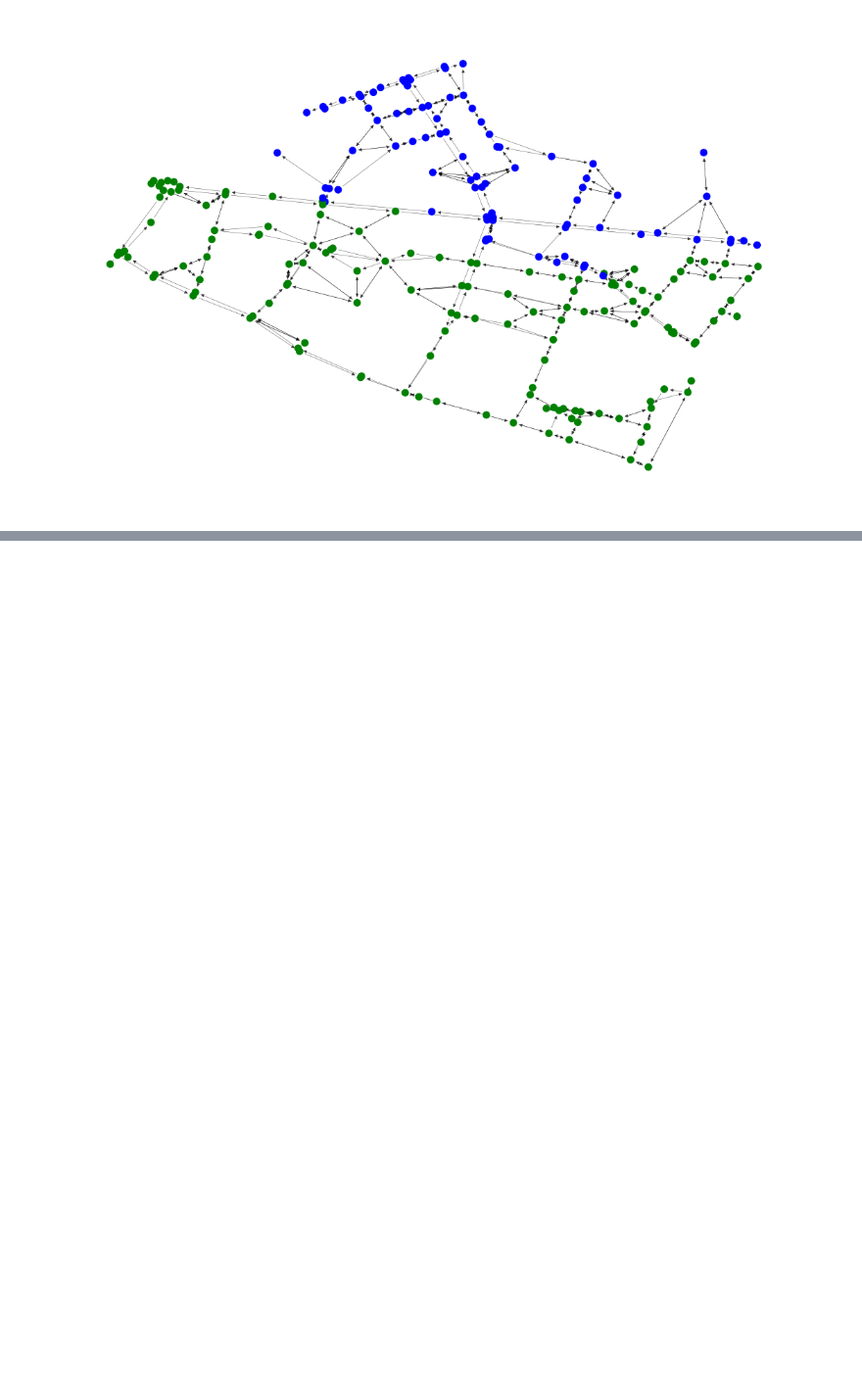
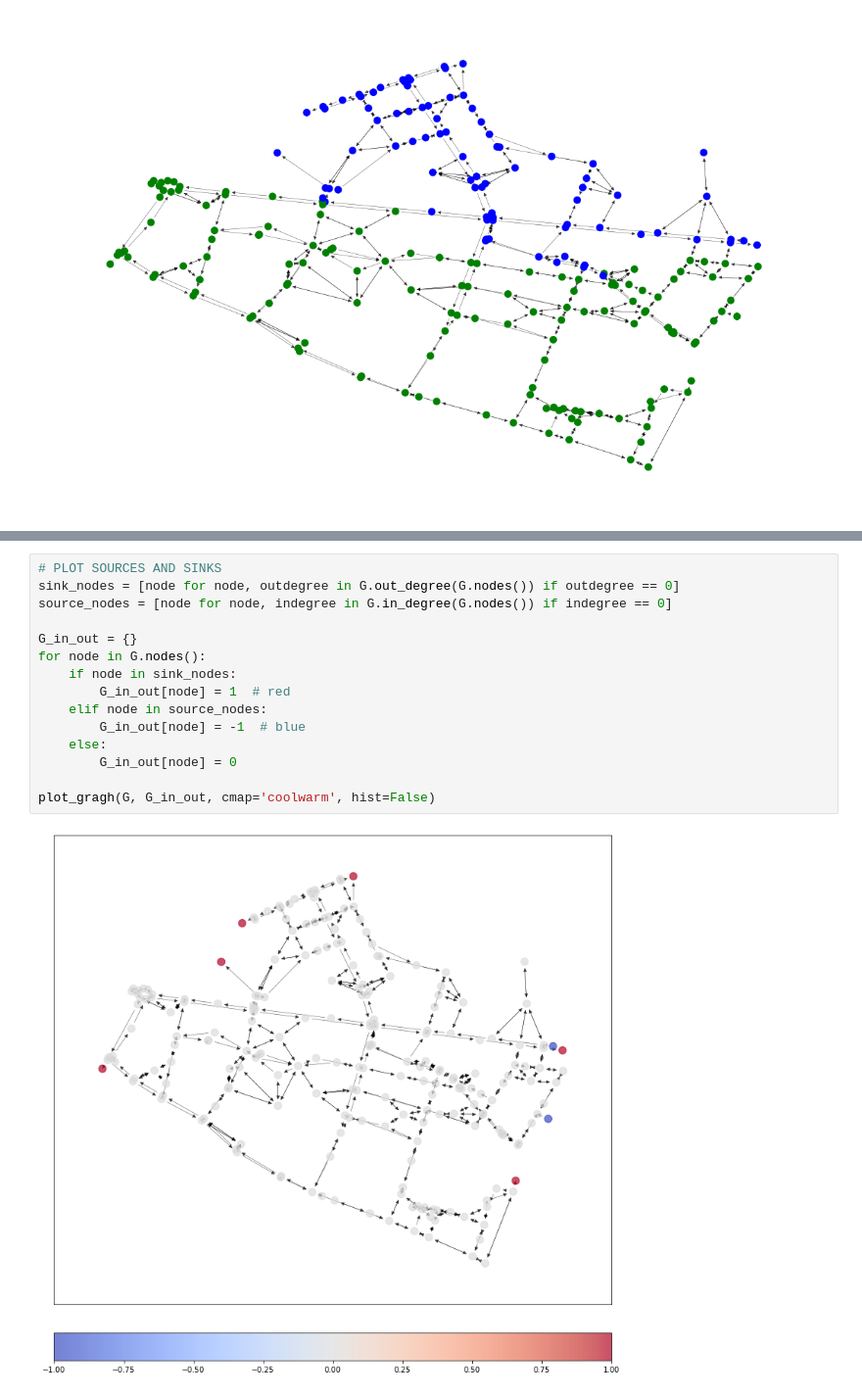
Before and after one commit to johnnynunez/DataScienceUB, a Jupyter notebook: CN/berlin_flow.ipynb, the cells around one changed output, grey strips where cells are left out. Shown at 98% size. Drawn from its saved outputs; the diff is of its cells as text; blank space fills up the shorter version.

```diff
--- a/CN/berlin_flow.ipynb
+++ b/CN/berlin_flow.ipynb
@@ -595,0 +721,17 @@ community_louvain = community.louvain_communities(G, seed=123)
+# %%
+# PLOT SOURCES AND SINKS
+sink_nodes = [node for node, outdegree in G.out_degree(G.nodes()) if outdegree == 0]
+source_nodes = [node for node, indegree in G.in_degree(G.nodes()) if indegree == 0]
+
+G_in_out = {}
+for node in G.nodes():
+    if node in sink_nodes:
+        G_in_out[node] = 1  # red
+    elif node in source_nodes:
+        G_in_out[node] = -1  # blue
+    else:
+        G_in_out[node] = 0
+
+plot_gragh(G, G_in_out, cmap='coolwarm', hist=False)
+# %% [output]
+[figure, added]
```
Also changed, not shown: parts of 29 cells of this notebook.
